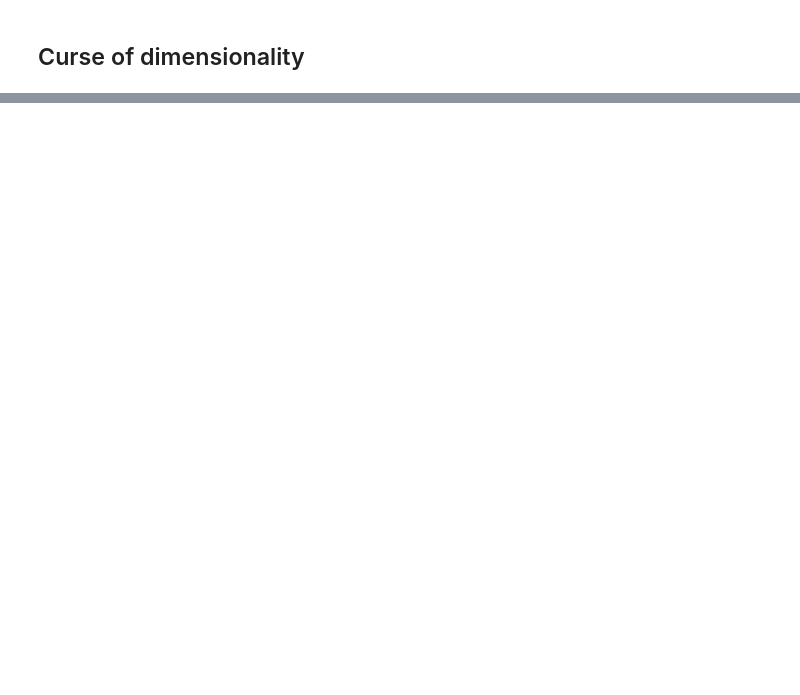
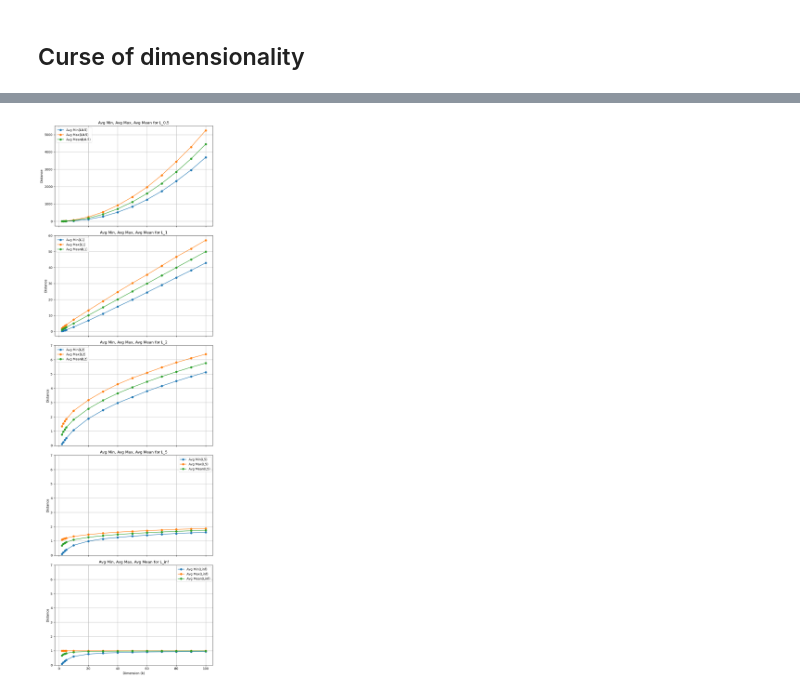
Before and after one commit to ancuongnguyen07/CS-E4650, a Jupyter notebook: hw1/notebook.ipynb, the cells around one changed output, grey strips where cells are left out. Cells and saved outputs as stored; diff of their text form; code cells hidden in the pictures; blank space fills up the shorter version.

```diff
--- a/hw1/notebook.ipynb
+++ b/hw1/notebook.ipynb
@@ -59,0 +90,37 @@ i: 98 | k: 100
+# %%
+# b) One plot for each Lp showing average minimum, maximum and mean distances
+num_plots = len(p_range)
+fig, axes = plt.subplots(num_plots, 1, figsize=(8, 5 * num_plots), sharex=True)
+
+
+for idx,p in enumerate(p_range):
+    y_lim = None
+    if p in [2,5,np.inf]:
+        y_lim = (0,7)
+
+
+    min_vals = [stats_k_avg[k].min_dist[p] for k in dimensions]
+    max_vals = [stats_k_avg[k].max_dist[p] for k in dimensions]
+    mean_vals = [stats_k_avg[k].mean_dist[p] for k in dimensions]
+
+    ax = axes[idx]
+
+    ax.plot(dimensions, min_vals, label=f'Avg Min(L{p})', marker='o')
+    ax.plot(dimensions, max_vals, label=f'Avg Max(L{p})', marker='o')
+    ax.plot(dimensions, mean_vals, label=f'Avg Mean(L{p})', marker='o')
+
+    ax.set_ylabel('Distance')
+    ax.legend()
+    ax.grid()
+    ax.set_title(f'Avg Min, Avg Max, Avg Mean for L_{p}')
+
+    if y_lim is not None:
+        ax.set_ylim(y_lim)
+
+# Shared x-label for all subplots
+axes[-1].set_xlabel('Dimension (k)')
+
+plt.tight_layout()
+plt.show()
+# %% [output]
+[figure, added]
```
Also changed, not shown: parts of 8 cells of this notebook.
